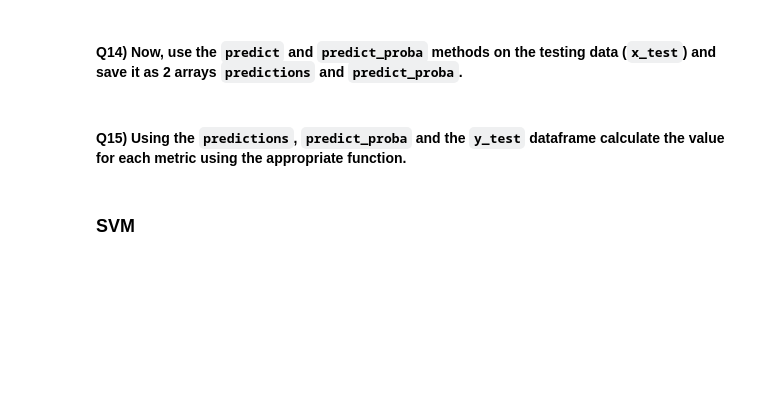
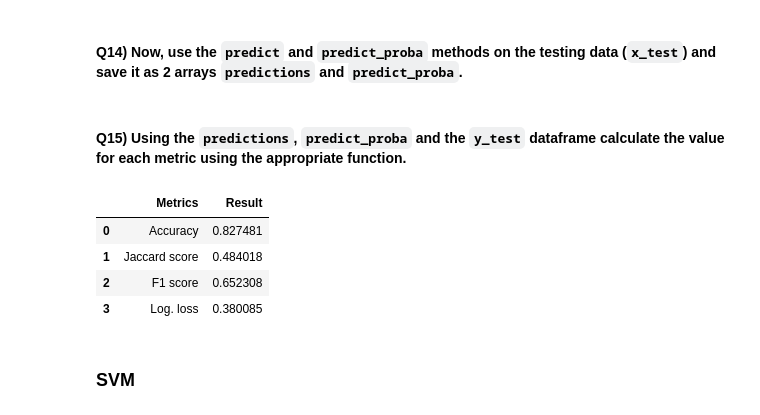
Before and after one commit to fcamadi/masterMLpython, a Jupyter notebook: Coursera_IBM_AI_Engineering/01_MLwityPython/ML0101EN_SkillUp_FinalAssignment.jupyterlite.ipynb, the cells around one changed output. Drawn from its saved outputs; the diff is of its cells as text; code cells hidden in the pictures; blank space fills up the shorter version.

```diff
--- a/Coursera_IBM_AI_Engineering/01_MLwityPython/ML0101EN_SkillUp_FinalAssignment.jupyterlite.ipynb
+++ b/Coursera_IBM_AI_Engineering/01_MLwityPython/ML0101EN_SkillUp_FinalAssignment.jupyterlite.ipynb
@@ -328,2 +334,2 @@ Tree_F1_Score =
 # %%
-x_train, x_test, y_train, y_test =
+x_train, x_test, y_train, y_test = train_test_split(features, Y, test_size=0.2, random_state=1)
@@ -336,2 +344,4 @@ LR =
+# %%
+LR = LogisticRegression(C=0.01, solver='liblinear').fit(x_train,y_train)
 # %% [markdown]
 #### Q14) Now, use the `predict` and `predict_proba` methods on the testing data (`x_test`) and save it as 2 arrays `predictions` and `predict_proba`.
@@ -343,0 +348,2 @@ predict_proba =
+# %%
+predictions_logreg = LR.predict(x_test)
@@ -353,3 +354,17 @@ LR_Log_Loss =
+# %%
+logrec_accuracy = accuracy_score(y_test,predictions_logreg)
+logrec_jac = jaccard_score(y_test,predictions_logreg)
+logrec_f1 = f1_score(y_test,predictions_logreg)
+log_loss = log_loss(y_test,predict_logreg_proba)
+
+Report = {"Metrics":["Accuracy","Jaccard score", "F1 score", "Log. loss"],"Result": [logrec_accuracy,logrec_jac,logrec_f1,log_loss]}
+pd.DataFrame(Report)
+# %% [output]
+|  | Metrics | Result |
+| 0 | Accuracy | 0.827481 |
+| 1 | Jaccard score | 0.484018 |
+| 2 | F1 score | 0.652308 |
+| 3 | Log. loss | 0.380085 |
 # %% [markdown]
 ### SVM
 # %% [markdown]
```
Also changed, not shown: parts of 41 cells of this notebook.
